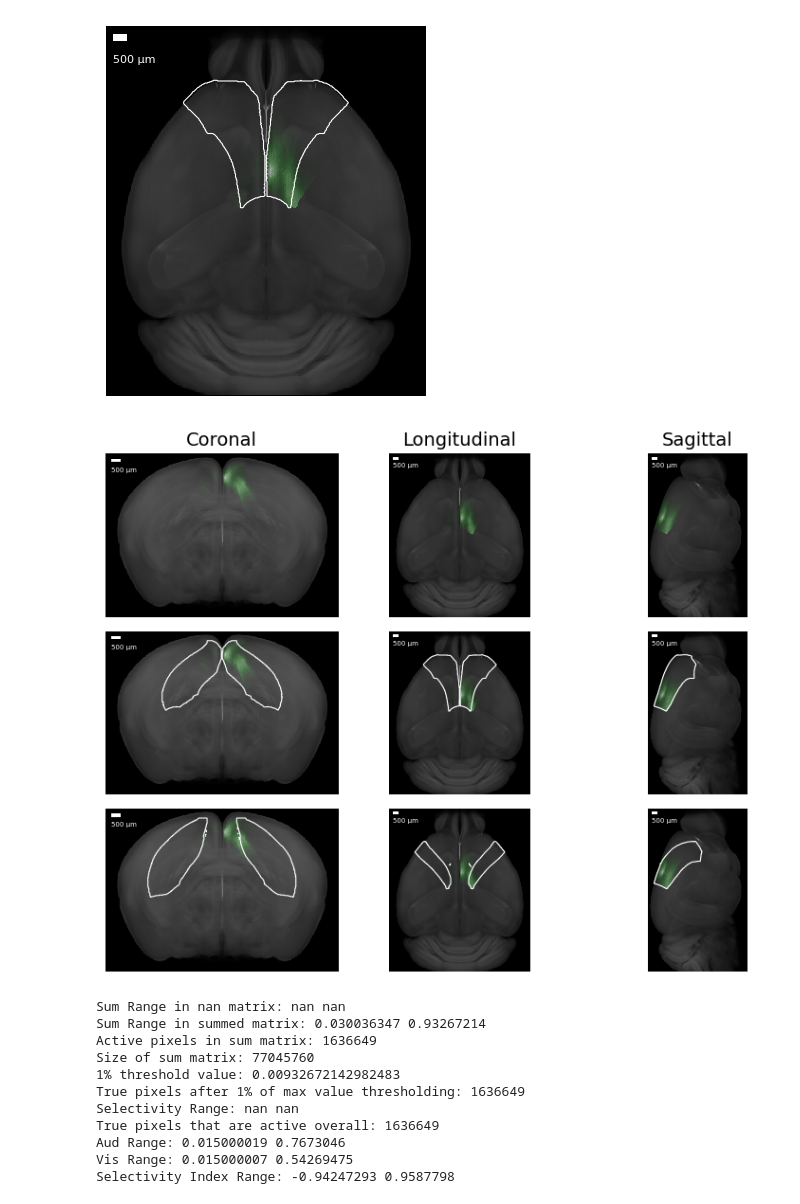
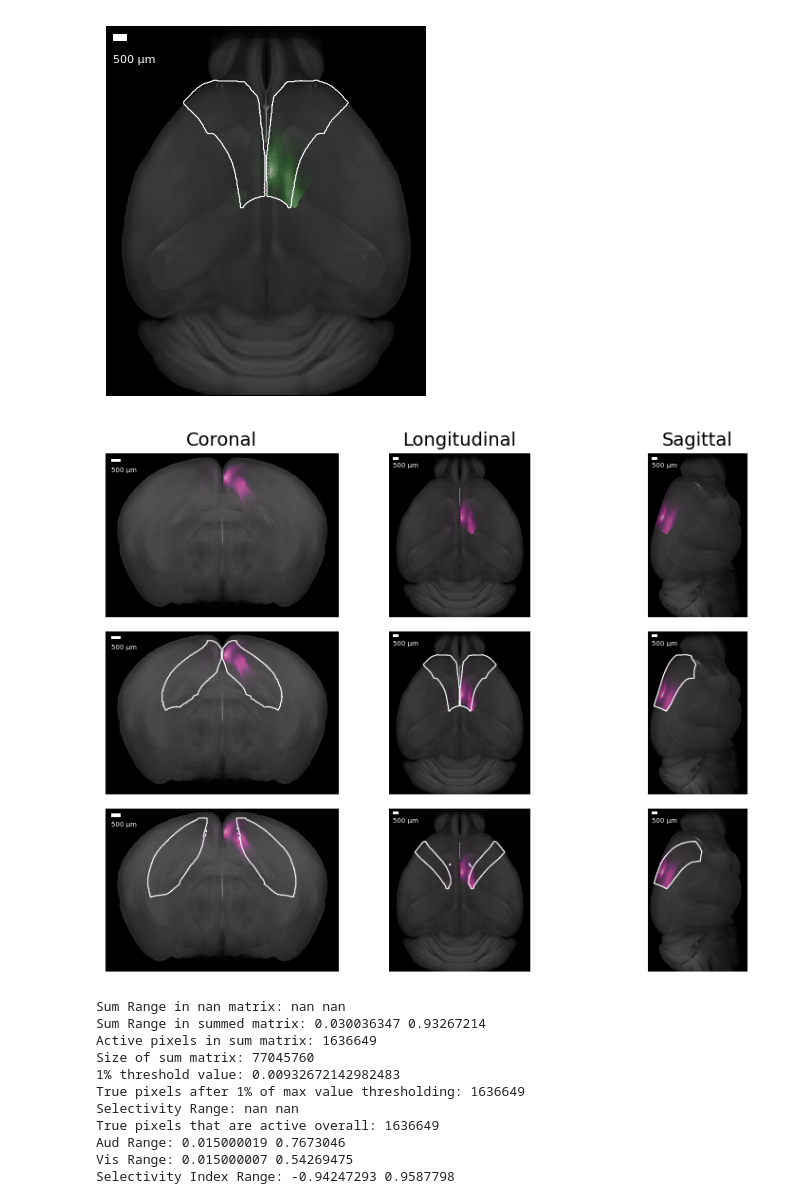
Before and after one commit to NicoleMancin/AllenSDK_scripts, a Jupyter notebook: Francesca_pics.ipynb, the cells around one changed output. Saved outputs shown, nothing was run; the diff lists cells and outputs as text; code cells hidden in the pictures.

```diff
--- a/Francesca_pics.ipynb
+++ b/Francesca_pics.ipynb
@@ -106,5 +105,5 @@ plt.show()
 # %%
-def axis_proj_green(data, template, axis, bg_q=90, bg_alpha=0.5, pixel_size_um=25, scalebar_um=500):
+def axis_proj_magenta(data, template, axis, bg_q=90, bg_alpha=0.5, pixel_size_um=25, scalebar_um=500):
     """
     To plot the density projections with the green colorbar
     """
@@ -114,7 +113,7 @@ def axis_proj_green(data, template, axis, bg_q=90, bg_alpha=0.5, pixel_size_um=2
 
     ax = plt.gca()  # use current axes
 
-    ax.imshow(data_max, interpolation='none', cmap=custom_green_cmap)
+    ax.imshow(data_max, interpolation='none', cmap=custom_magenta_cmap)
     ax.imshow(template_bg, interpolation='none', cmap=plt.cm.gray, alpha=0.5)
     ax.axis('off')  # Hide x and y axes
 
@@ -127,7 +126,7 @@ def axis_proj_green(data, template, axis, bg_q=90, bg_alpha=0.5, pixel_size_um=2
     ax.text(10, 10 + bar_height + 10, f'{scalebar_um} µm',
             color='white', fontsize=5, ha='left', va='top')
 # %%
-def axis_proj_green_outline(data, template, axis, bg_q=90, bg_alpha=0.5, structure_masks=None, default_color="white"):
+def axis_proj_magenta_outline(data, template, axis, bg_q=90, bg_alpha=0.5, structure_masks=None, default_color="white"):
     """
     Plot density projections in magenta with an outline for specified structure masks.
     """
@@ -138,7 +137,7 @@ def axis_proj_green_outline(data, template, axis, bg_q=90, bg_alpha=0.5, structu
     ax = plt.gca()  # use current axes
 
     # Plot projections
-    ax.imshow(data_max, interpolation='none', cmap=custom_green_cmap)
+    ax.imshow(data_max, interpolation='none', cmap=custom_magenta_cmap)
     ax.imshow(template_bg, interpolation='none', cmap=plt.cm.gray, alpha=bg_alpha)
     ax.axis('off')
 
@@ -150,7 +149,7 @@ def axis_proj_green_outline(data, template, axis, bg_q=90, bg_alpha=0.5, structu
 # %%
 # version with scale bar
 
-def axis_proj_green_outline(data, template, axis, bg_q=90, bg_alpha=0.5, structure_masks=None, default_color="white", pixel_size_um=25, scalebar_um=500):
+def axis_proj_magenta_outline(data, template, axis, bg_q=90, bg_alpha=0.5, structure_masks=None, default_color="white", pixel_size_um=25, scalebar_um=500):
     """
     Plot density projections in magenta with an outline for specified structure masks.
     """
@@ -161,7 +160,7 @@ def axis_proj_green_outline(data, template, axis, bg_q=90, bg_alpha=0.5, structu
     ax = plt.gca()  # use current axes
 
     # Plot projections
-    ax.imshow(data_max, interpolation='none', cmap=custom_green_cmap)
+    ax.imshow(data_max, interpolation='none', cmap=custom_magenta_cmap)
     ax.imshow(template_bg, interpolation='none', cmap=plt.cm.gray, alpha=bg_alpha)
     ax.axis('off')
 
@@ -451,44 +450,44 @@ fig, axes = plt.subplots(3, 3, figsize=(8,6))  # 3 rows, 3 columns
 # --- Row 1: MOs+MOp (magenta) ---
 prdens_MO = average_prdens_vis.copy()
 prdens_MO[MO_mask == 0] = 0
-plt.sca(axes[0,0]); axis_proj_green(prdens_MO, template, 0)
-plt.sca(axes[0,1]); axis_proj_green(prdens_MO, template, 1)
-plt.sca(axes[0,2]); axis_proj_green(prdens_MO, template, 2)
+plt.sca(axes[0,0]); axis_proj_magenta(prdens_MO, template, 0)
+plt.sca(axes[0,1]); axis_proj_magenta(prdens_MO, template, 1)
+plt.sca(axes[0,2]); axis_proj_magenta(prdens_MO, template, 2)
 
 # --- Row 2: MOs outline
 prdens_MO = average_prdens_vis.copy()
 prdens_MO[MO_mask == 0] = 0
-plt.sca(axes[1, 0]); axis_proj_green_outline(prdens_MO, template, 0, structure_masks = MOs_mask)
-plt.sca(axes[1, 1]); axis_proj_green_outline(prdens_MO, template, 1, structure_masks = MOs_mask)
-plt.sca(axes[1, 2]); axis_proj_green_outline(prdens_MO, template, 2, structure_masks = MOs_mask)
+plt.sca(axes[1, 0]); axis_proj_magenta_outline(prdens_MO, template, 0, structure_masks = MOs_mask)
+plt.sca(axes[1, 1]); axis_proj_magenta_outline(prdens_MO, template, 1, structure_masks = MOs_mask)
+plt.sca(axes[1, 2]); axis_proj_magenta_outline(prdens_MO, template, 2, structure_masks = MOs_mask)
 
 # --- Row 3: MOp outline
 prdens_MO = average_prdens_vis.copy()
 prdens_MO[MO_mask == 0] = 0
-plt.sca(axes[2, 0]); axis_proj_green_outline(prdens_MO, template, 0, structure_masks = MOp_mask)
-plt.sca(axes[2, 1]); axis_proj_green_outline(prdens_MO, template, 1, structure_masks = MOp_mask)
-plt.sca(axes[2, 2]); axis_proj_green_outline(prdens_MO, template, 2, structure_masks = MOp_mask)
+plt.sca(axes[2, 0]); axis_proj_magenta_outline(prdens_MO, template, 0, structure_masks = MOp_mask)
+plt.sca(axes[2, 1]); axis_proj_magenta_outline(prdens_MO, template, 1, structure_masks = MOp_mask)
+plt.sca(axes[2, 2]); axis_proj_magenta_outline(prdens_MO, template, 2, structure_masks = MOp_mask)
 
 # --- Column titles ---
 col_titles = ["Coronal", "Longitudinal", "Sagittal"]
 for j, title in enumerate(col_titles):
     axes[0, j].set_title(title, fontsize=14)
 
 # --- Row labels ---
 row_labels = ["No outline", "MOs outline", "MOp outline"]
 for i, label in enumerate(row_labels):
     axes[i, 0].set_ylabel(label, fontsize=14, rotation=90, labelpad=15)
 
 # --- Formatting ---
 #for ax_row in axes:
 #    for ax in ax_row:
 #        ax.axis("off")
 
 plt.tight_layout()
 plt.savefig('MOs_MOp_plot.svg', format='svg')
 plt.show()
 # %% [output]
-[figure, old version]
+[figure, new version]
 # %%
 # Step 1: Sum overlapping active pixels
 combined_prdens_sum = np.full_like(average_prdens_aud, np.nan, dtype=np.float32)
```
Also changed, not shown: parts of 1 cell of this notebook.
